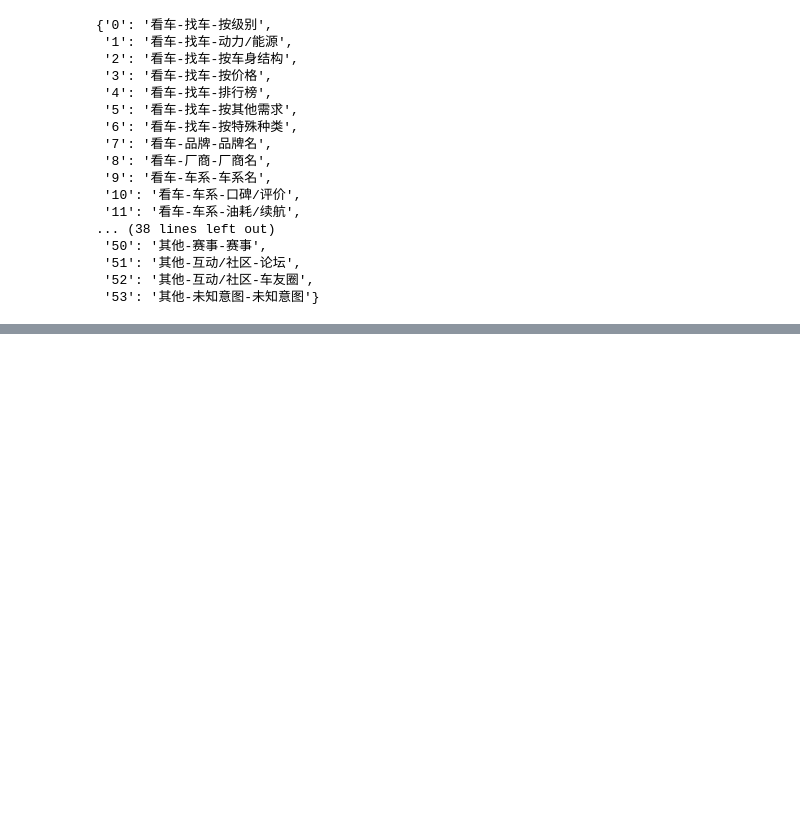
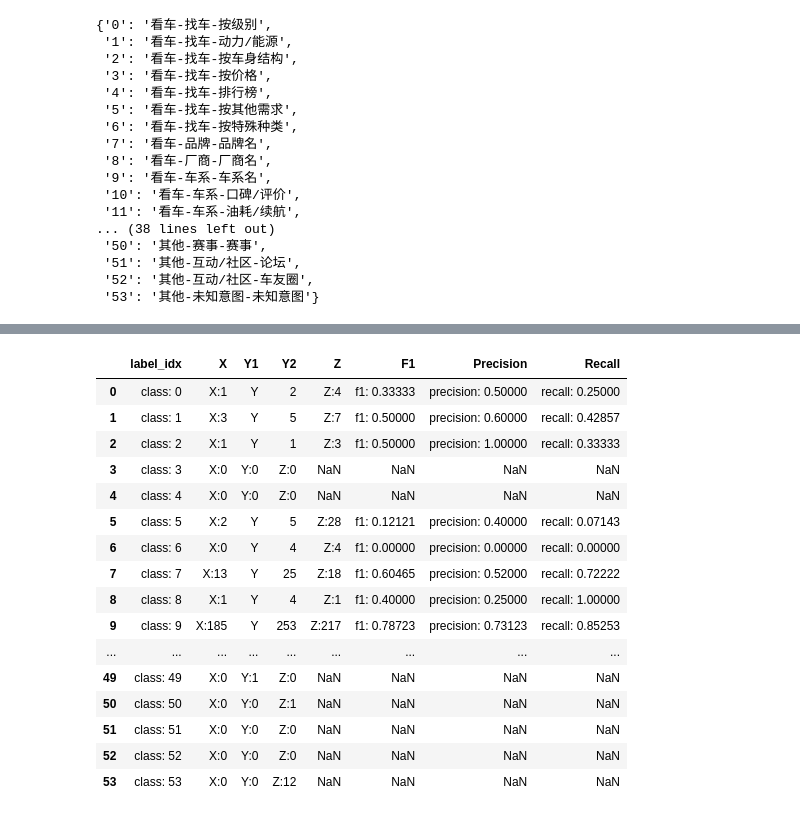
Before and after one commit to leiqing110/bert_intention_classification, a Jupyter notebook: 类别数据统计.ipynb, the cells around one changed output, grey strips where cells are left out. Cells and saved outputs as stored; diff of their text form; code cells hidden in the pictures; blank space fills up the shorter version.

```diff
--- a/类别数据统计.ipynb
+++ b/类别数据统计.ipynb
@@ -32,0 +49,22 @@ FileNotFoundError: [Errno 2] No such file or directory: 'test_res_entity0816.txt
+# %%
+output_cols = ['label_idx','X','Y1','Y2','Z','F1','Precision','Recall']
+res_df = pd.read_csv('output/result_entity_0817.txt',sep=',',dtype=str,names=output_cols)[0:54]
+res_df
+# %% [output]
+|  | label_idx | X | Y1 | Y2 | Z | F1 | Precision | Recall |
+| 0 | class: 0 | X:1 | Y | 2 | Z:4 | f1: 0.33333 | precision: 0.50000 | recall: 0.25000 |
+| 1 | class: 1 | X:3 | Y | 5 | Z:7 | f1: 0.50000 | precision: 0.60000 | recall: 0.42857 |
+| 2 | class: 2 | X:1 | Y | 1 | Z:3 | f1: 0.50000 | precision: 1.00000 | recall: 0.33333 |
+| 3 | class: 3 | X:0 | Y:0 | Z:0 | NaN | NaN | NaN | NaN |
+| 4 | class: 4 | X:0 | Y:0 | Z:0 | NaN | NaN | NaN | NaN |
+| 5 | class: 5 | X:2 | Y | 5 | Z:28 | f1: 0.12121 | precision: 0.40000 | recall: 0.07143 |
+| 6 | class: 6 | X:0 | Y | 4 | Z:4 | f1: 0.00000 | precision: 0.00000 | recall: 0.00000 |
+| 7 | class: 7 | X:13 | Y | 25 | Z:18 | f1: 0.60465 | precision: 0.52000 | recall: 0.72222 |
+| 8 | class: 8 | X:1 | Y | 4 | Z:1 | f1: 0.40000 | precision: 0.25000 | recall: 1.00000 |
+| 9 | class: 9 | X:185 | Y | 253 | Z:217 | f1: 0.78723 | precision: 0.73123 | recall: 0.85253 |
+| ... | ... | ... | ... | ... | ... | ... | ... | ... |
+| 49 | class: 49 | X:0 | Y:1 | Z:0 | NaN | NaN | NaN | NaN |
+| 50 | class: 50 | X:0 | Y:0 | Z:1 | NaN | NaN | NaN | NaN |
+| 51 | class: 51 | X:0 | Y:0 | Z:0 | NaN | NaN | NaN | NaN |
+| 52 | class: 52 | X:0 | Y:0 | Z:0 | NaN | NaN | NaN | NaN |
+| 53 | class: 53 | X:0 | Y:0 | Z:12 | NaN | NaN | NaN | NaN |
```
Also changed, not shown: parts of 5 cells of this notebook, 4 other files.
